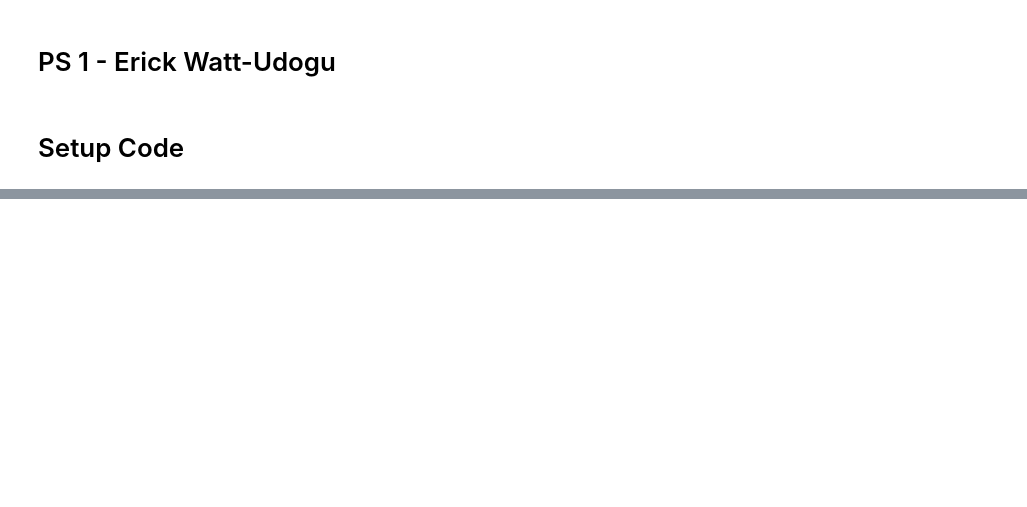
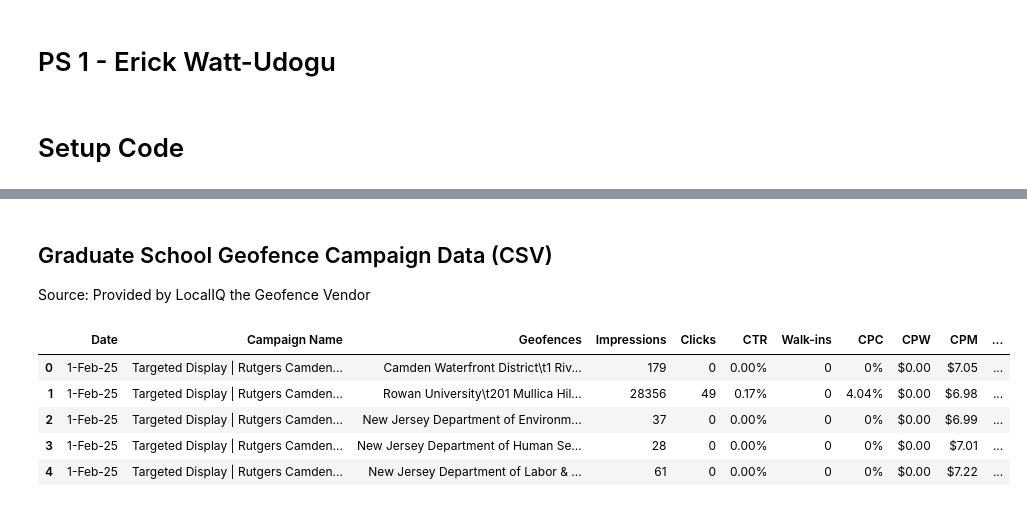
Before and after one commit to ewattudo/datamanagement, a Jupyter notebook: PS1.ipynb, the cells around one changed output, grey strips where cells are left out. Drawn from its saved outputs; the diff is of its cells as text; code cells hidden in the pictures; blank space fills up the shorter version.

```diff
--- a/PS1.ipynb
+++ b/PS1.ipynb
@@ -19,0 +83,15 @@ from pandas.io.formats.style import Styler
+# %% [markdown]
+## Graduate School Geofence Campaign Data (CSV)
+
+Source: Provided by LocalIQ the Geofence Vendor
+# %%
+urllib.request.urlretrieve("https://raw.githubusercontent.com/ewattudo/datamanagement/refs/heads/main/Geofence%20Report%20With%20Creatives.csv", "Geofence.csv")
+Geofence = pd.read_csv('Geofence.csv')
+Geofence.head(5)
+# %% [output]
+|  | Date | Campaign Name | Geofences | Impressions | Clicks | CTR | Walk-ins | CPC | CPW | CPM | ... |
+| 0 | 1-Feb-25 | Targeted Display | Rutgers Camden... | Camden Waterfront District\t1 Riv... | 179 | 0 | 0.00% | 0 | 0% | $0.00 | $7.05 | ... |
+| 1 | 1-Feb-25 | Targeted Display | Rutgers Camden... | Rowan University\t201 Mullica Hil... | 28356 | 49 | 0.17% | 0 | 4.04% | $0.00 | $6.98 | ... |
+| 2 | 1-Feb-25 | Targeted Display | Rutgers Camden... | New Jersey Department of Environm... | 37 | 0 | 0.00% | 0 | 0% | $0.00 | $6.99 | ... |
+| 3 | 1-Feb-25 | Targeted Display | Rutgers Camden... | New Jersey Department of Human Se... | 28 | 0 | 0.00% | 0 | 0% | $0.00 | $7.01 | ... |
+| 4 | 1-Feb-25 | Targeted Display | Rutgers Camden... | New Jersey Department of Labor & ... | 61 | 0 | 0.00% | 0 | 0% | $0.00 | $7.22 | ... |
```
Also changed, not shown: parts of 6 cells of this notebook.
